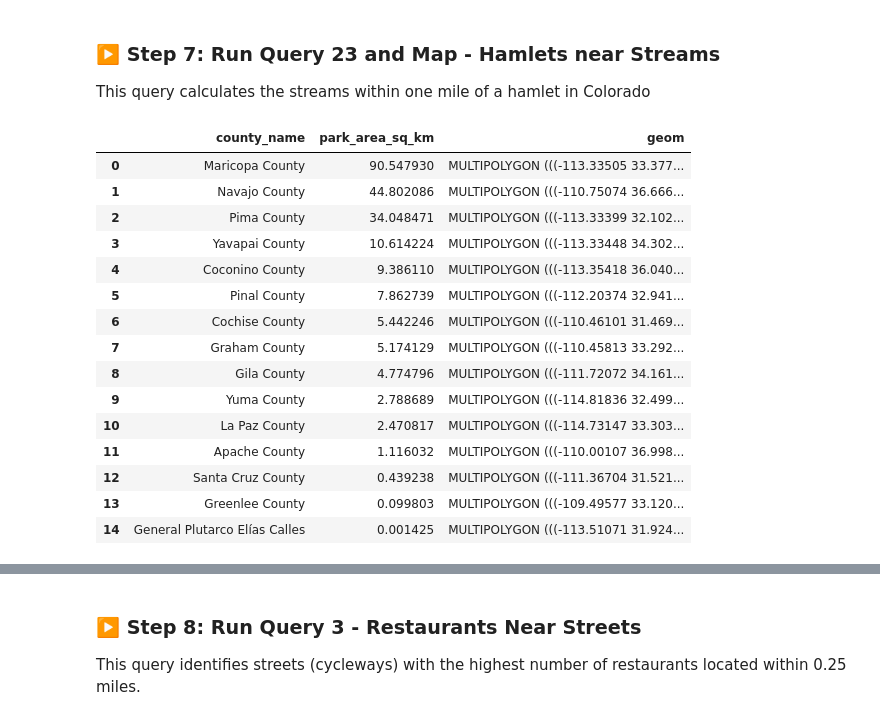
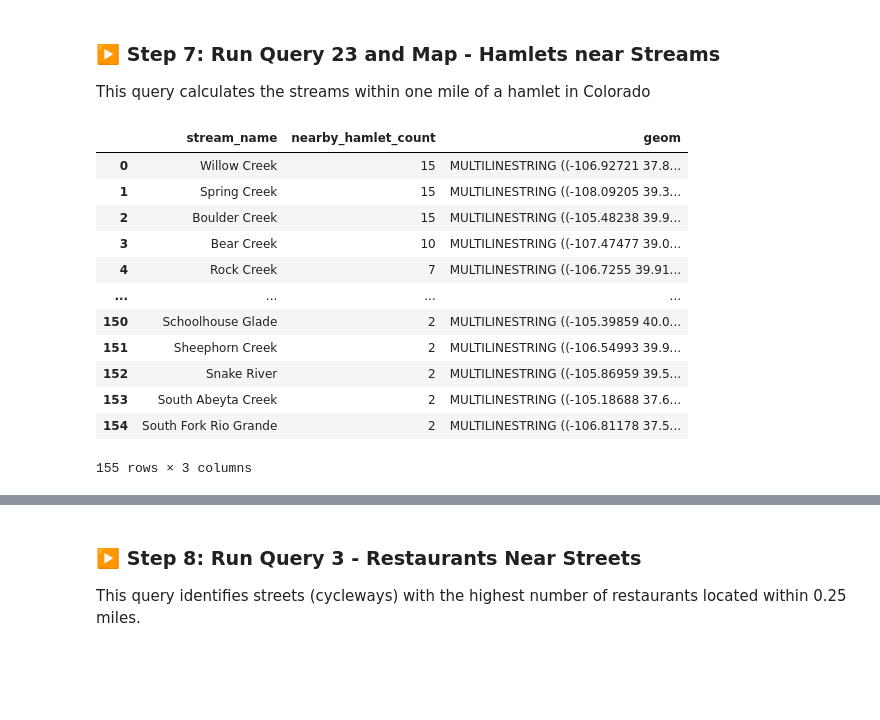
Before and after one commit to Thompson-Anita/gist604b-osm-postgis-fa26, a Jupyter notebook: notebooks/osm_postgis_queries_colorado_Thompson.ipynb, the cells around one changed output, grey strips where cells are left out. Saved outputs shown, nothing was run; the diff lists cells and outputs as text; code cells hidden in the pictures; blank space fills up the shorter version.

```diff
--- a/notebooks/osm_postgis_queries_colorado_Thompson.ipynb
+++ b/notebooks/osm_postgis_queries_colorado_Thompson.ipynb
@@ -355,33 +355,30 @@ plt.show()
 
 This query calculates the streams within one mile of a hamlet in Colorado
 # %%
-query_2_file = Path("../sql/arizona/02_osm_park_area_by_county.sql")
+query_3_file = Path("/workspaces/gist604b-osm-postgis-fa26/sql colorado/colorado/03_osm_hamlets_near_waterways.sql")
 
 # Read SQL query from file
-query_2_sql = query_2_file.read_text(encoding="utf-8")
+query_3_sql = query_3_file.read_text(encoding="utf-8")
 
 # Execute query and load result as a GeoDataFrame
 try:
-    query_2_results = gpd.read_postgis(query_2_sql, engine, geom_col="geom")
+    query_3_results = gpd.read_postgis(query_3_sql, engine, geom_col="geom")
     # Display results
-    display(query_2_results)
+    display(query_3_results)
 except Exception as e:
     print("❌ Query failed:")
     print(e)
 # %% [output]
-|  | county_name | park_area_sq_km | geom |
-| 0 | Maricopa County | 90.547930 | MULTIPOLYGON (((-113.33505 33.377... |
-| 1 | Navajo County | 44.802086 | MULTIPOLYGON (((-110.75074 36.666... |
-| 2 | Pima County | 34.048471 | MULTIPOLYGON (((-113.33399 32.102... |
-| 3 | Yavapai County | 10.614224 | MULTIPOLYGON (((-113.33448 34.302... |
-| 4 | Coconino County | 9.386110 | MULTIPOLYGON (((-113.35418 36.040... |
-| 5 | Pinal County | 7.862739 | MULTIPOLYGON (((-112.20374 32.941... |
-| 6 | Cochise County | 5.442246 | MULTIPOLYGON (((-110.46101 31.469... |
-| 7 | Graham County | 5.174129 | MULTIPOLYGON (((-110.45813 33.292... |
-| 8 | Gila County | 4.774796 | MULTIPOLYGON (((-111.72072 34.161... |
-| 9 | Yuma County | 2.788689 | MULTIPOLYGON (((-114.81836 32.499... |
-| 10 | La Paz County | 2.470817 | MULTIPOLYGON (((-114.73147 33.303... |
-| 11 | Apache County | 1.116032 | MULTIPOLYGON (((-110.00107 36.998... |
-| 12 | Santa Cruz County | 0.439238 | MULTIPOLYGON (((-111.36704 31.521... |
-| 13 | Greenlee County | 0.099803 | MULTIPOLYGON (((-109.49577 33.120... |
-| 14 | General Plutarco Elías Calles | 0.001425 | MULTIPOLYGON (((-113.51071 31.924... |
+|  | stream_name | nearby_hamlet_count | geom |
+| 0 | Willow Creek | 15 | MULTILINESTRING ((-106.92721 37.8... |
+| 1 | Spring Creek | 15 | MULTILINESTRING ((-108.09205 39.3... |
+| 2 | Boulder Creek | 15 | MULTILINESTRING ((-105.48238 39.9... |
+| 3 | Bear Creek | 10 | MULTILINESTRING ((-107.47477 39.0... |
+| 4 | Rock Creek | 7 | MULTILINESTRING ((-106.7255 39.91... |
+| ... | ... | ... | ... |
+| 150 | Schoolhouse Glade | 2 | MULTILINESTRING ((-105.39859 40.0... |
+| 151 | Sheephorn Creek | 2 | MULTILINESTRING ((-106.54993 39.9... |
+| 152 | Snake River | 2 | MULTILINESTRING ((-105.86959 39.5... |
+| 153 | South Abeyta Creek | 2 | MULTILINESTRING ((-105.18688 37.6... |
+| 154 | South Fork Rio Grande | 2 | MULTILINESTRING ((-106.81178 37.5... |
+155 rows × 3 columns
```
Also changed, not shown: parts of 3 cells of this notebook, 1 other file.
